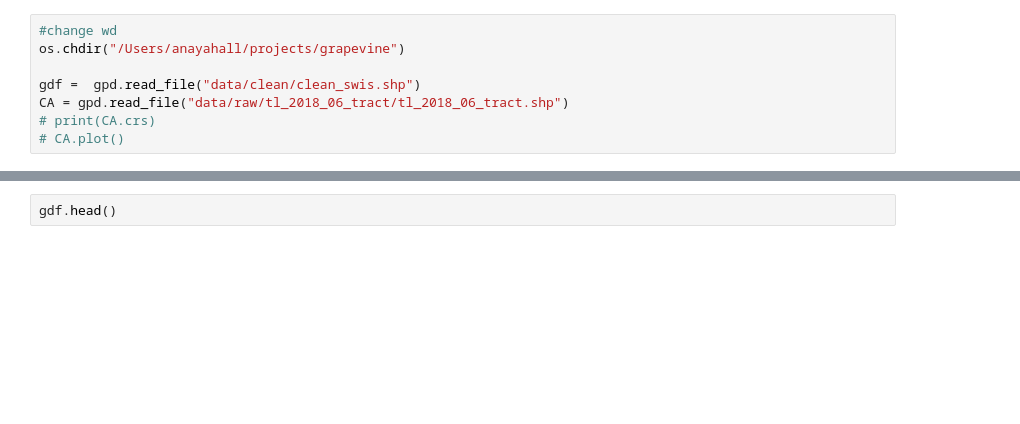
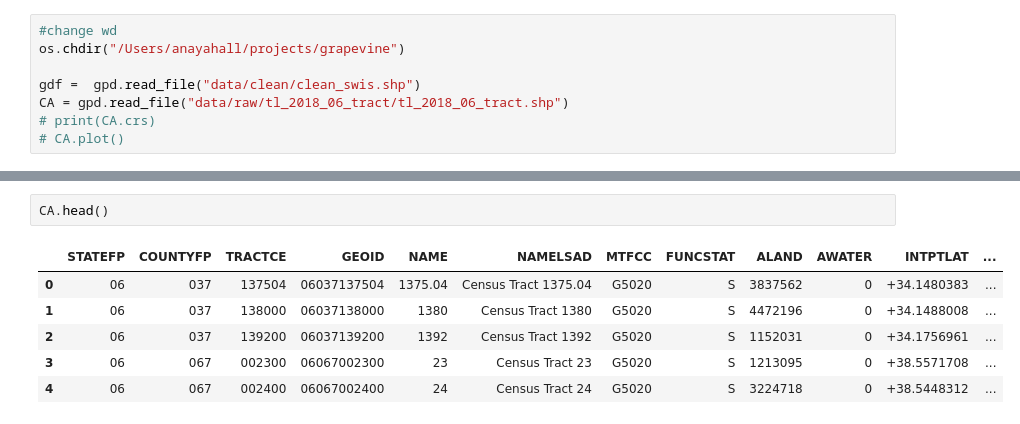
Before and after one commit to anayahall/grapevine, a Jupyter notebook: scripts/buffers.ipynb, the cells around one changed output, grey strips where cells are left out. Saved outputs shown, nothing was run; the diff lists cells and outputs as text; blank space fills up the shorter version.

```diff
--- a/scripts/buffers.ipynb
+++ b/scripts/buffers.ipynb
@@ -36,2 +33,9 @@ CA = CA.to_crs({'init': 'epsg:3310'})
 # %%
-gdf.head()
+CA.head()
+# %% [output]
+|  | STATEFP | COUNTYFP | TRACTCE | GEOID | NAME | NAMELSAD | MTFCC | FUNCSTAT | ALAND | AWATER | INTPTLAT | ... |
+| 0 | 06 | 037 | 137504 | 06037137504 | 1375.04 | Census Tract 1375.04 | G5020 | S | 3837562 | 0 | +34.1480383 | ... |
+| 1 | 06 | 037 | 138000 | 06037138000 | 1380 | Census Tract 1380 | G5020 | S | 4472196 | 0 | +34.1488008 | ... |
+| 2 | 06 | 037 | 139200 | 06037139200 | 1392 | Census Tract 1392 | G5020 | S | 1152031 | 0 | +34.1756961 | ... |
+| 3 | 06 | 067 | 002300 | 06067002300 | 23 | Census Tract 23 | G5020 | S | 1213095 | 0 | +38.5571708 | ... |
+| 4 | 06 | 067 | 002400 | 06067002400 | 24 | Census Tract 24 | G5020 | S | 3224718 | 0 | +38.5448312 | ... |
```
Also changed, not shown: parts of 5 cells of this notebook, 4 other files.
